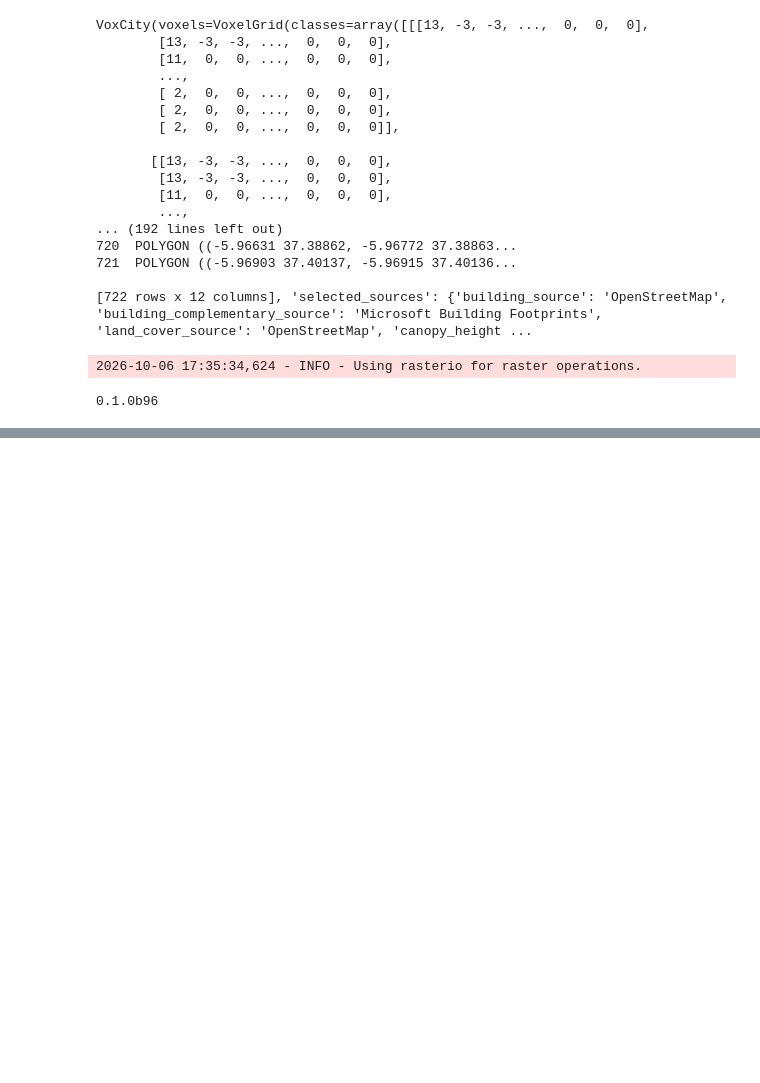
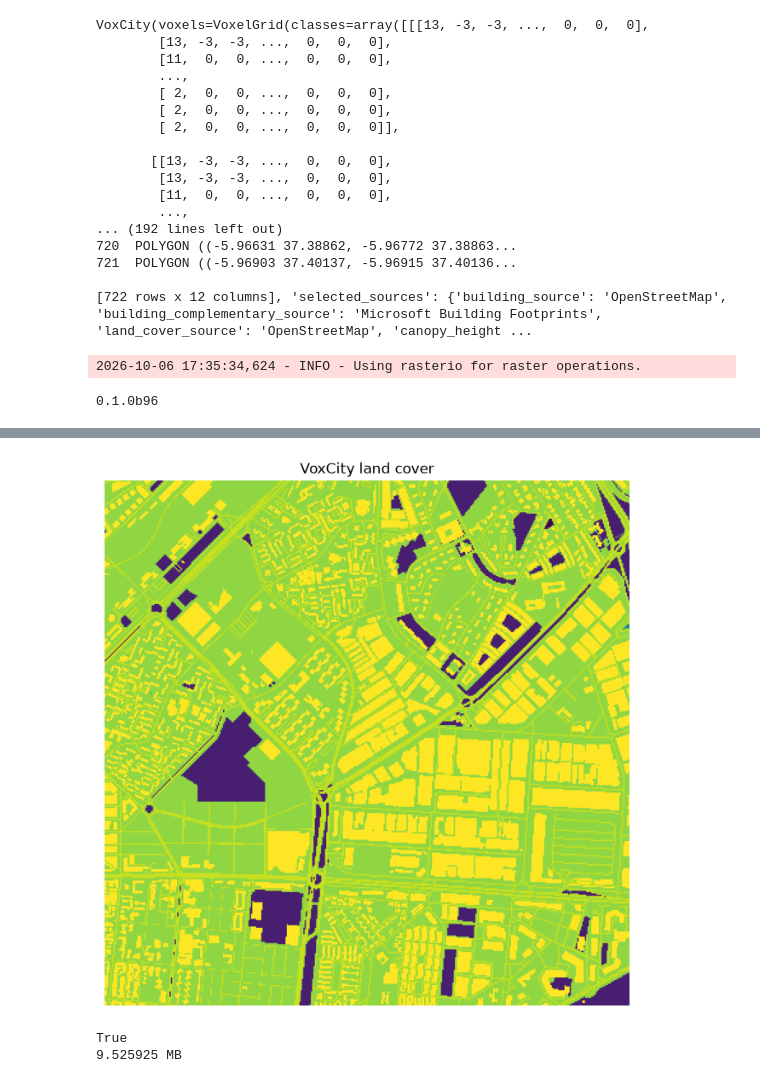
Before and after one commit to Nmodjrian/heat-conditioned-accessibility, a Jupyter notebook: notebooks/02_urban_form_inputs.ipynb, the cells around one changed output, grey strips where cells are left out. Cells and saved outputs as stored; diff of their text form; code cells hidden in the pictures; blank space fills up the shorter version.

```diff
--- a/notebooks/02_urban_form_inputs.ipynb
+++ b/notebooks/02_urban_form_inputs.ipynb
@@ -201,0 +355,14 @@ ValueError: working_dir is required when dsm is a file path
+# %%
+fig, ax = plt.subplots(figsize=(8, 8))
+
+ax.imshow(
+    voxcity_model.land_cover.classes,
+    origin="lower"
+)
+
+ax.set_title("VoxCity land cover")
+ax.set_axis_off()
+
+plt.show()
+# %% [output]
+[figure, added]
@@ -201,0 +381,10 @@ ValueError: working_dir is required when dsm is a file path
+# %%
+from pathlib import Path
+
+nc_path = DATA_INTERIM / "sevilla_voxcity_initial.nc"
+
+print(nc_path.exists())
+print(nc_path.stat().st_size / 1_000_000, "MB")
+# %% [output]
+True
+9.525925 MB
```
Also changed, not shown: parts of 18 cells of this notebook.
